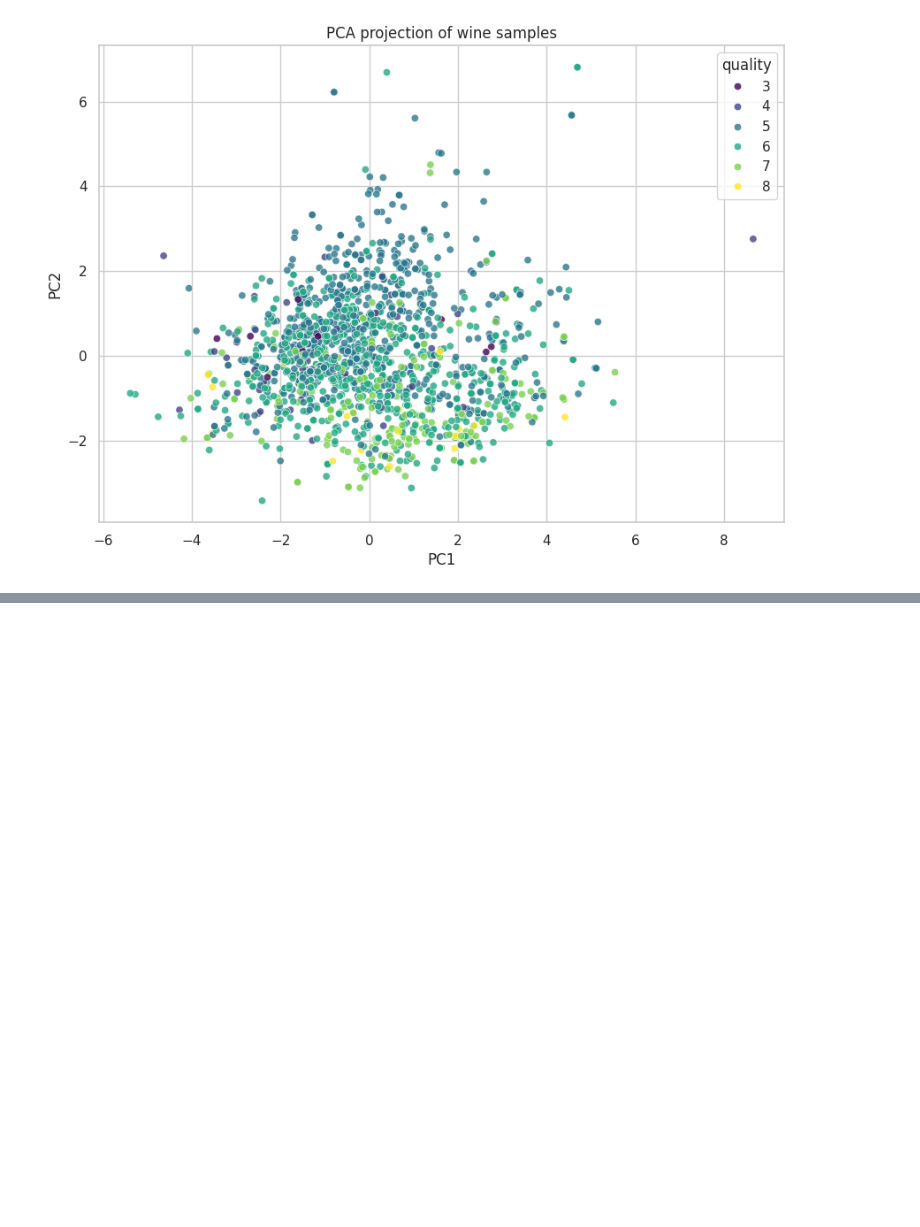
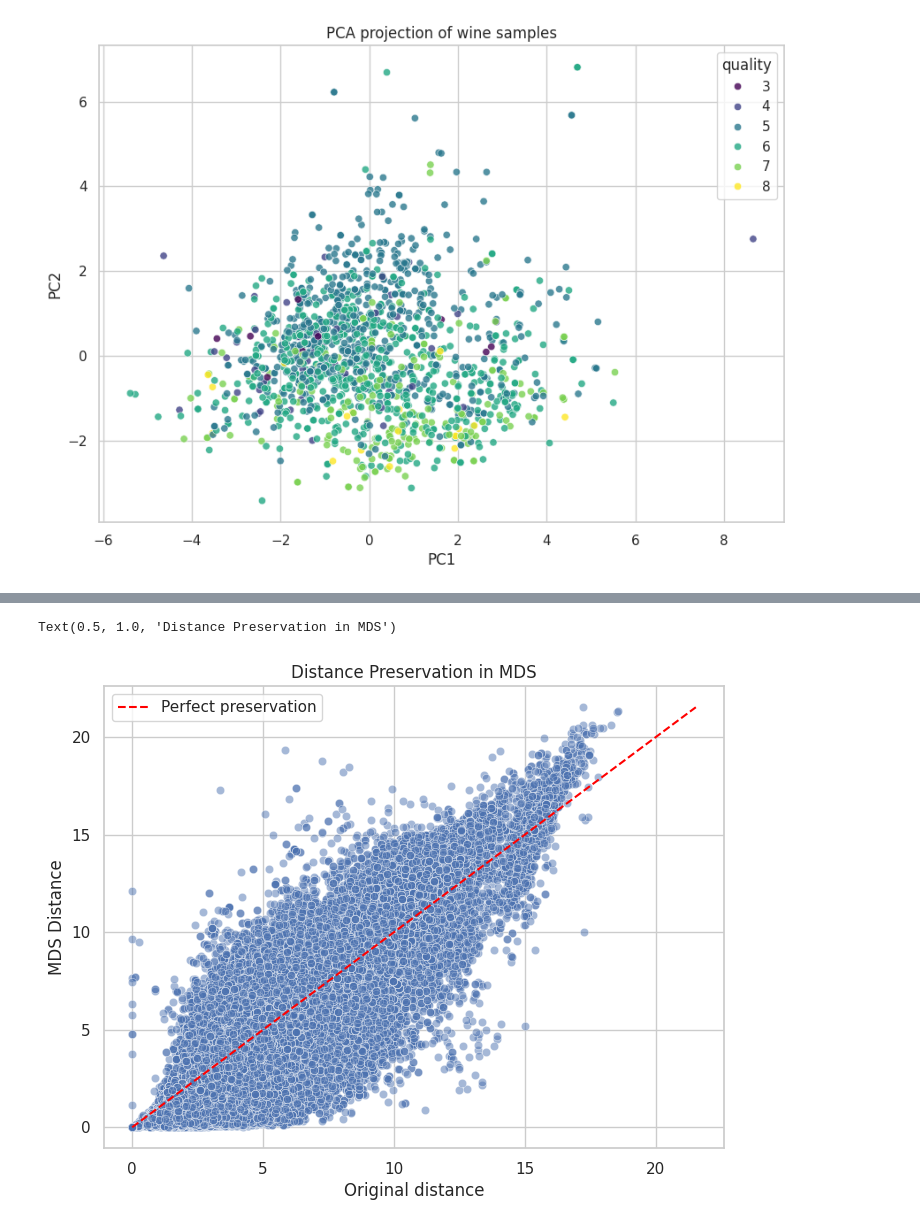
Before and after one commit to j1ere/MDS, a Jupyter notebook: whine quality dataset.ipynb, the cells around one changed output, grey strips where cells are left out. Drawn from its saved outputs; the diff is of its cells as text; code cells hidden in the pictures; blank space fills up the shorter version.

```diff
--- a/whine quality dataset.ipynb
+++ b/whine quality dataset.ipynb
@@ -877,0 +1034,7 @@ revealing whether wines with similar quality scores occupy similar regions of th
+# %%
+#Comparing Pairwise distances
+
+from scipy.spatial.distance import pdist
+
+original_distances = pdist(X_scaled)
+original_distances
@@ -877,0 +1044,5 @@ revealing whether wines with similar quality scores occupy similar regions of th
+# %%
+#distances in the MDS embedding
+
+mds_distances = pdist(X_mds)
+mds_distances
@@ -877,0 +1052,9 @@ revealing whether wines with similar quality scores occupy similar regions of th
+# %%
+#comparing both
+
+comparison = pd.DataFrame({
+    "Original distance": original_distances,
+    "MDS Distance": mds_distances
+})
+
+comparison.head()
@@ -877,0 +1068,25 @@ revealing whether wines with similar quality scores occupy similar regions of th
+# %%
+#Visualizing Distance preservation
+
+plt.figure(figsize=(8,6))
+
+sns.scatterplot(
+    data=comparison,
+    x="Original distance",
+    y = "MDS Distance",
+    alpha=0.5
+)
+
+plt.plot(
+    [comparison.min().min(), comparison.max().max()],
+    [comparison.min().min(), comparison.max().max()],
+    color="red",
+    linestyle="--",
+    label="Perfect preservation"
+)
+
+plt.legend()
+plt.title("Distance Preservation in MDS")
+# %% [output]
+Text(0.5, 1.0, 'Distance Preservation in MDS')
+[figure, added]
```
Also changed, not shown: parts of 21 cells of this notebook.
